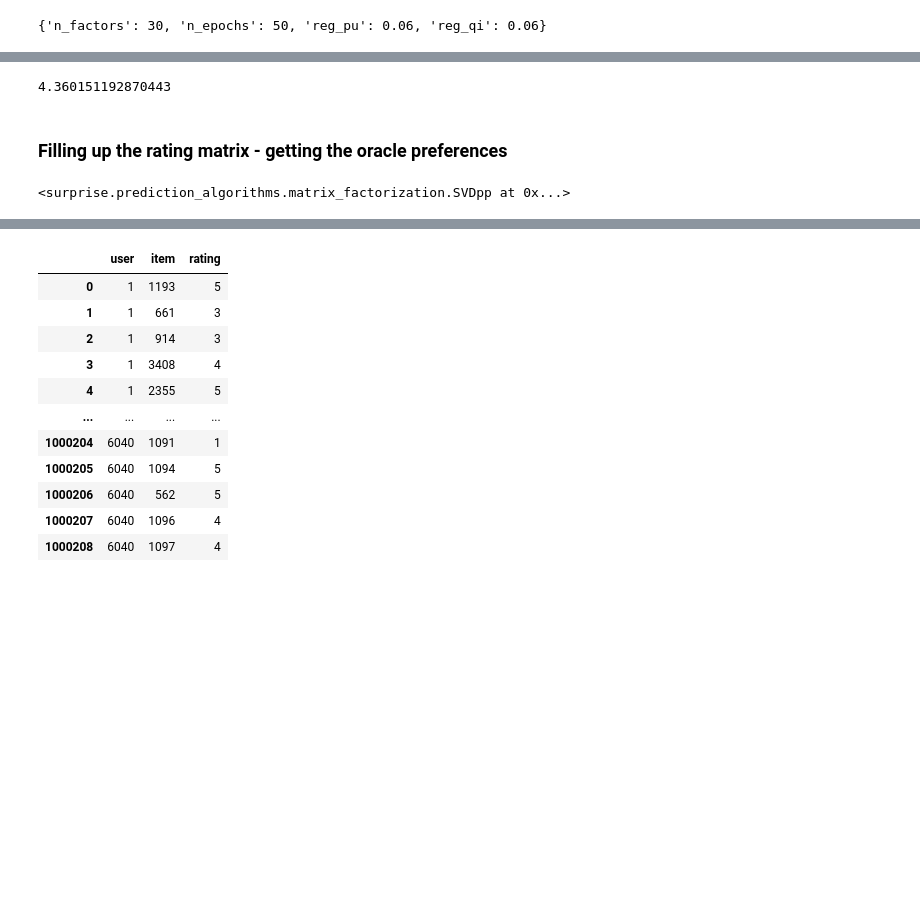
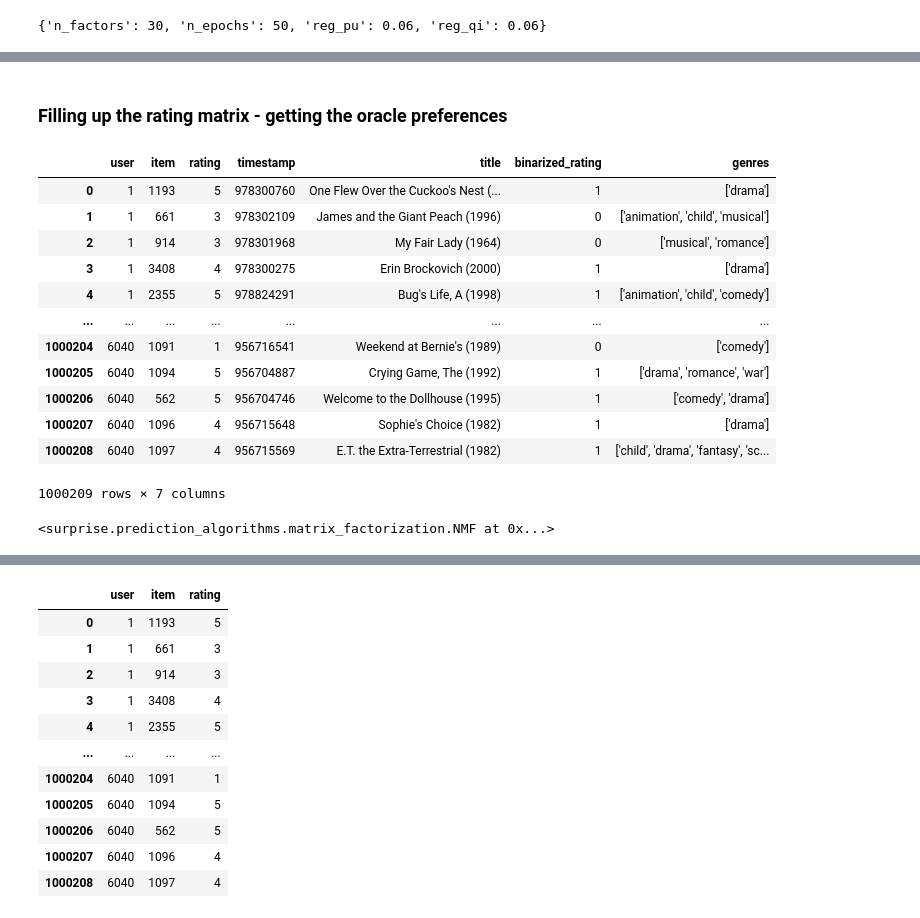
Before and after one commit to caiotda/dynamicTasteDistortion, a Jupyter notebook: simulation/00-preference_model.ipynb, the cells around one changed output, grey strips where cells are left out. Drawn from its saved outputs; the diff is of its cells as text; code cells hidden in the pictures; blank space fills up the shorter version.

```diff
--- a/simulation/00-preference_model.ipynb
+++ b/simulation/00-preference_model.ipynb
@@ -314,12 +300,24 @@ Wall time: 20.3 s
-# %%
-predictions[0].est
-# %% [output]
-4.360151192870443
 # %% [markdown]
 ### Filling up the rating matrix - getting the oracle preferences
+# %%
+df
+# %% [output]
+|  | user | item | rating | timestamp | title | binarized_rating | genres |
+| 0 | 1 | 1193 | 5 | 978300760 | One Flew Over the Cuckoo's Nest (... | 1 | ['drama'] |
+| 1 | 1 | 661 | 3 | 978302109 | James and the Giant Peach (1996) | 0 | ['animation', 'child', 'musical'] |
+| 2 | 1 | 914 | 3 | 978301968 | My Fair Lady (1964) | 0 | ['musical', 'romance'] |
+| 3 | 1 | 3408 | 4 | 978300275 | Erin Brockovich (2000) | 1 | ['drama'] |
+| 4 | 1 | 2355 | 5 | 978824291 | Bug's Life, A (1998) | 1 | ['animation', 'child', 'comedy'] |
+| ... | ... | ... | ... | ... | ... | ... | ... |
+| 1000204 | 6040 | 1091 | 1 | 956716541 | Weekend at Bernie's (1989) | 0 | ['comedy'] |
+| 1000205 | 6040 | 1094 | 5 | 956704887 | Crying Game, The (1992) | 1 | ['drama', 'romance', 'war'] |
+| 1000206 | 6040 | 562 | 5 | 956704746 | Welcome to the Dollhouse (1995) | 1 | ['comedy', 'drama'] |
+| 1000207 | 6040 | 1096 | 4 | 956715648 | Sophie's Choice (1982) | 1 | ['drama'] |
+| 1000208 | 6040 | 1097 | 4 | 956715569 | E.T. the Extra-Terrestrial (1982) | 1 | ['child', 'drama', 'fantasy', 'sc... |
+1000209 rows × 7 columns
 # %%
-trainset = data.build_full_trainset()
+trainset = SurpriseDataset.load_from_df(df[["user", "item", "rating"]], reader).build_full_trainset()
 model.fit(trainset)
 # %% [output]
-<surprise.prediction_algorithms.matrix_factorization.SVDpp at 0x...>
+<surprise.prediction_algorithms.matrix_factorization.NMF at 0x...>
 # %%
```
Also changed, not shown: parts of 18 cells of this notebook.
